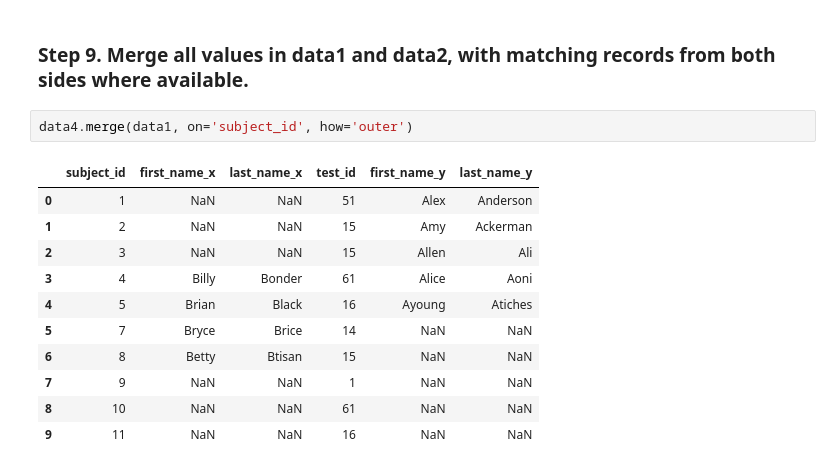
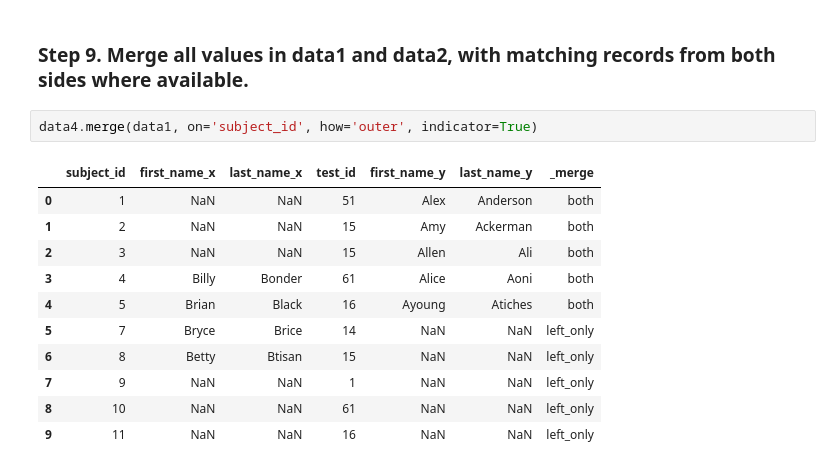
Before and after one commit to Daivar/PANDAS-PP3, a Jupyter notebook: „Section_5_Merge_ipynb“.ipynb, the cells around one changed output. Drawn from its saved outputs; the diff is of its cells as text.

```diff
--- a/„Section_5_Merge_ipynb“.ipynb
+++ b/„Section_5_Merge_ipynb“.ipynb
@@ -174,16 +174,16 @@ data2.merge(data1, on='subject_id', how='inner')
 # %% [markdown]
 ### Step 9. Merge all values in data1 and data2, with matching records from both sides where available.
 # %%
-data4.merge(data1, on='subject_id', how='outer')
+data4.merge(data1, on='subject_id', how='outer', indicator=True)
 # %% [output]
-|  | subject_id | first_name_x | last_name_x | test_id | first_name_y | last_name_y |
-| 0 | 1 | NaN | NaN | 51 | Alex | Anderson |
-| 1 | 2 | NaN | NaN | 15 | Amy | Ackerman |
-| 2 | 3 | NaN | NaN | 15 | Allen | Ali |
-| 3 | 4 | Billy | Bonder | 61 | Alice | Aoni |
-| 4 | 5 | Brian | Black | 16 | Ayoung | Atiches |
-| 5 | 7 | Bryce | Brice | 14 | NaN | NaN |
-| 6 | 8 | Betty | Btisan | 15 | NaN | NaN |
-| 7 | 9 | NaN | NaN | 1 | NaN | NaN |
-| 8 | 10 | NaN | NaN | 61 | NaN | NaN |
-| 9 | 11 | NaN | NaN | 16 | NaN | NaN |
+|  | subject_id | first_name_x | last_name_x | test_id | first_name_y | last_name_y | _merge |
+| 0 | 1 | NaN | NaN | 51 | Alex | Anderson | both |
+| 1 | 2 | NaN | NaN | 15 | Amy | Ackerman | both |
+| 2 | 3 | NaN | NaN | 15 | Allen | Ali | both |
+| 3 | 4 | Billy | Bonder | 61 | Alice | Aoni | both |
+| 4 | 5 | Brian | Black | 16 | Ayoung | Atiches | both |
+| 5 | 7 | Bryce | Brice | 14 | NaN | NaN | left_only |
+| 6 | 8 | Betty | Btisan | 15 | NaN | NaN | left_only |
+| 7 | 9 | NaN | NaN | 1 | NaN | NaN | left_only |
+| 8 | 10 | NaN | NaN | 61 | NaN | NaN | left_only |
+| 9 | 11 | NaN | NaN | 16 | NaN | NaN | left_only |
```
